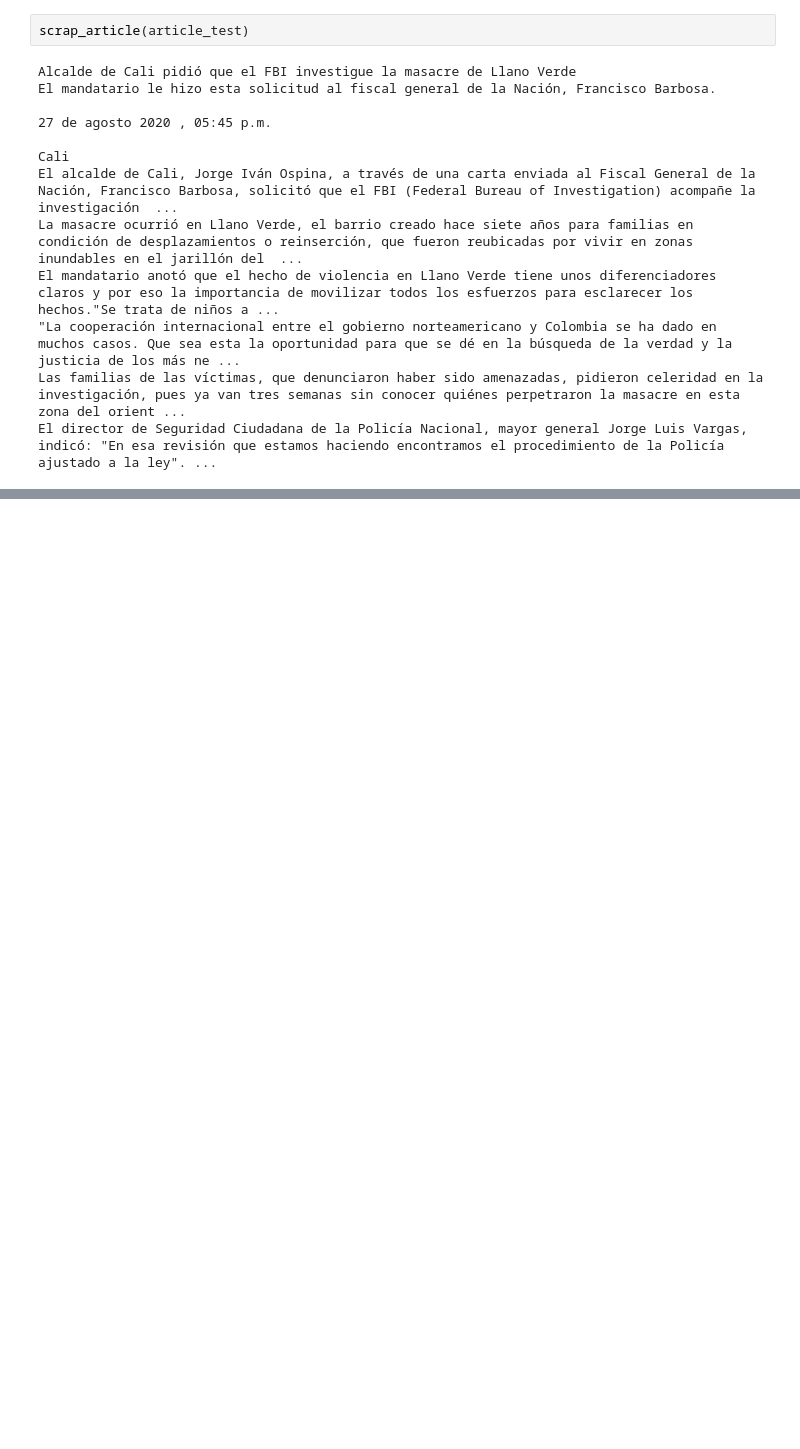
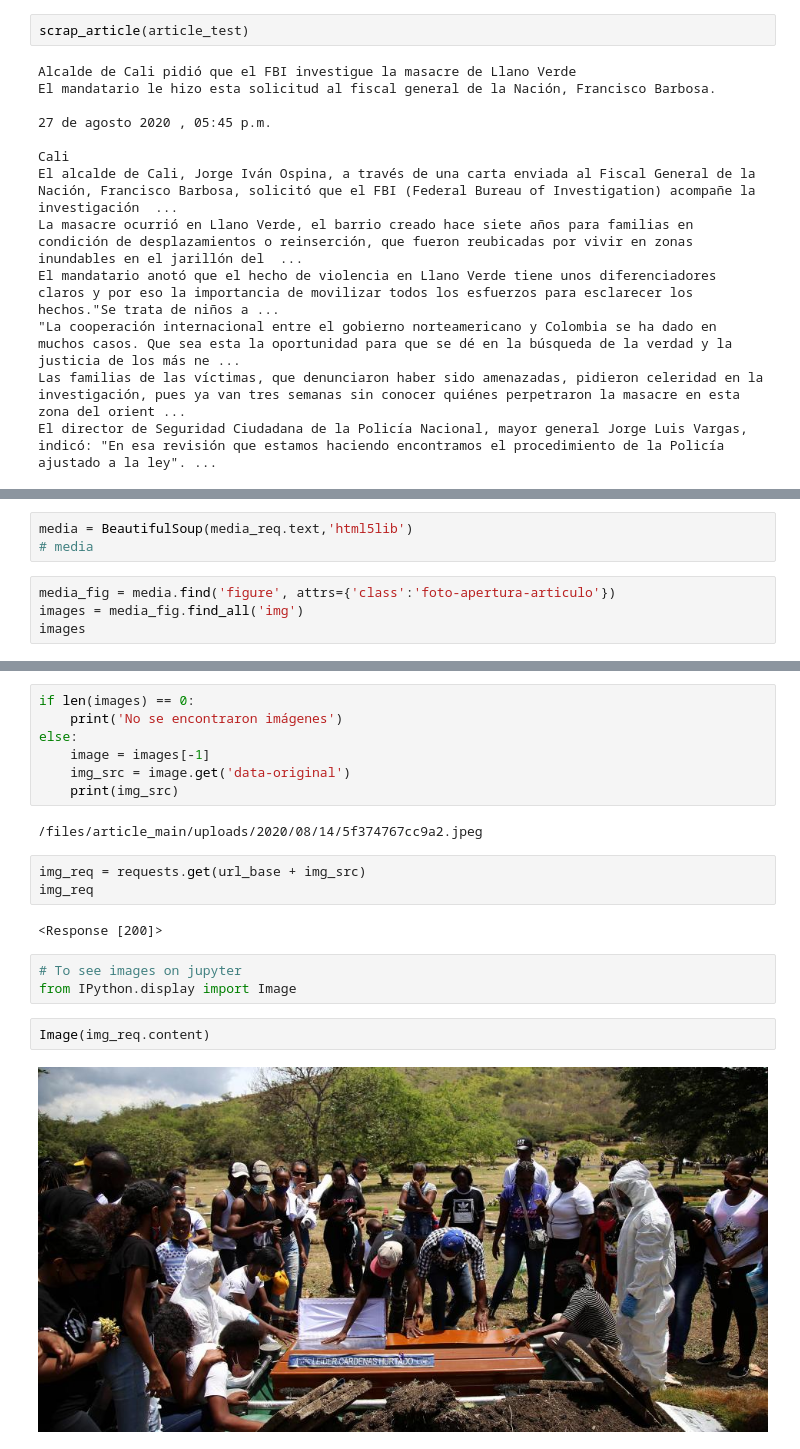
Before and after one commit to cristian-rincon/escuela-datascience, a Jupyter notebook: introduccion_web_scraping/scraping_et.ipynb, the cells around one changed output, grey strips where cells are left out. Cells and saved outputs as stored; diff of their text form; blank space fills up the shorter version.

```diff
--- a/introduccion_web_scraping/scraping_et.ipynb
+++ b/introduccion_web_scraping/scraping_et.ipynb
@@ -178,0 +168,7 @@ El crecimiento de Siesa hoy se concentra en tres iniciativas: en primer lugar, l
+# %%
+media = BeautifulSoup(media_req.text,'html5lib')
+# media
+# %%
+media_fig = media.find('figure', attrs={'class':'foto-apertura-articulo'})
+images = media_fig.find_all('img')
+images
@@ -178,0 +177,21 @@ El crecimiento de Siesa hoy se concentra en tres iniciativas: en primer lugar, l
+# %%
+if len(images) == 0:
+    print('No se encontraron imágenes')
+else:
+    image = images[-1]
+    img_src = image.get('data-original')
+    print(img_src)
+# %% [output]
+/files/article_main/uploads/2020/08/14/5f374767cc9a2.jpeg
+# %%
+img_req = requests.get(url_base + img_src)
+img_req
+# %% [output]
+<Response [200]>
+# %%
+# To see images on jupyter
+from IPython.display import Image
+# %%
+Image(img_req.content)
+# %% [output]
+[figure, added]
```
Also changed, not shown: parts of 3 cells of this notebook.
